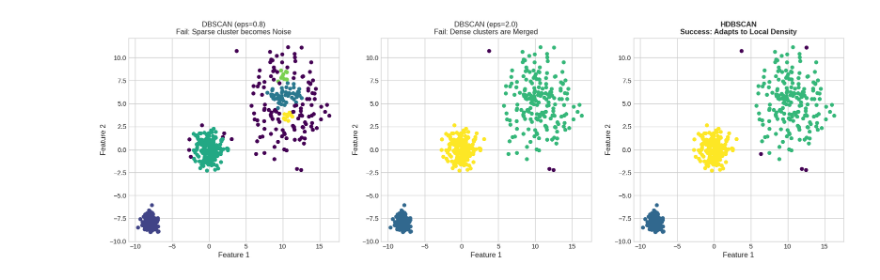
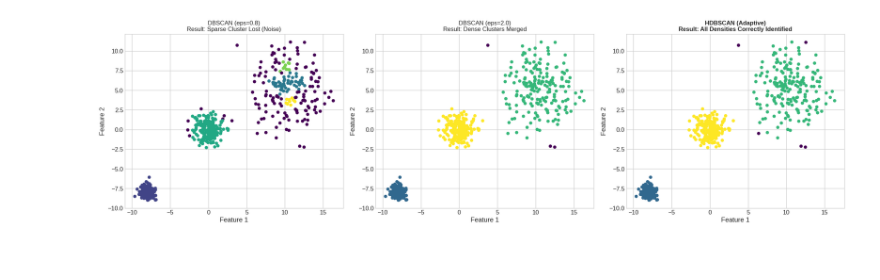
Before and after one commit to ElisaTom/HDBSCAN-vs-DBSCAN-Project, a Jupyter notebook: HDBSCAN_project.ipynb, the cells around one changed output. Saved outputs shown, nothing was run; the diff lists cells and outputs as text; code cells hidden in the pictures.

```diff
--- a/HDBSCAN_project.ipynb
+++ b/HDBSCAN_project.ipynb
@@ -13,12 +27,14 @@ Requirement already satisfied: threadpoolctl>=3.1.0 in /usr/local/lib/python3.12
 # %%
+# --- SETUP & LIBRARIES ---
+# Installing the required library for Hierarchical Density-Based Clustering
+!pip install hdbscan -q
+
 import numpy as np
-import pandas as pd
 import matplotlib.pyplot as plt
 import seaborn as sns
 import hdbscan
 from sklearn.datasets import make_blobs, make_moons
 from sklearn.cluster import DBSCAN
 
-# Setting the style to match the course Labs
-sns.set_context("notebook")
+sns.set_context("notebook", font_scale=1.1)
 plt.style.use('seaborn-v0_8-whitegrid')
@@ -129,40 +131,45 @@ We generate a synthetic dataset with **multi-density clusters** to visualize thi
 # %%
-# --- 1. Create the "Impossible" Dataset for DBSCAN ---
-# Three clusters: High density (std=0.5), Medium (std=1.0), Low density (std=2.5)
+# --- STRATEGY: Multi-Density Synthetic Data Generation ---
+# We create a dataset with extreme density variations:
+# - Cluster 1: High Density (std=0.5)
+# - Cluster 2: Medium Density (std=1.0)
+# - Cluster 3: Low Density/Sparse (std=2.5)
 X_var, y_var = make_blobs(n_samples=600,
                           centers=[(-8, -8), (0, 0), (10, 5)],
                           cluster_std=[0.5, 1.0, 2.5],
                           random_state=42)
 
-# --- 2. Run DBSCAN (Two attempts) ---
-# Attempt A: Small epsilon (trying to separate dense clusters)
+# --- MODEL 1: DBSCAN (Attempts with fixed global thresholds) ---
+# Attempt A: Restrictive Epsilon (Targeting dense clusters)
 db_small = DBSCAN(eps=0.8, min_samples=10).fit(X_var)
 
-# Attempt B: Large epsilon (trying to capture the sparse cluster)
+# Attempt B: Permissive Epsilon (Targeting sparse clusters)
 db_large = DBSCAN(eps=2.0, min_samples=10).fit(X_var)
 
-# --- 3. Run HDBSCAN ---
-hdb = hdbscan.HDBSCAN(min_cluster_size=15).fit(X_var)
+# --- MODEL 2: HDBSCAN (Adaptive approach) ---
+# No epsilon required. We only specify the minimum cluster size.
+hdb_adaptive = hdbscan.HDBSCAN(min_cluster_size=15).fit(X_var)
 
-# --- 4. Plotting the Comparison ---
+# --- VISUAL COMPARISON ---
 fig, axes = plt.subplots(1, 3, figsize=(21, 6))
 
-# Plot DBSCAN Small Eps
+# Plot 1: DBSCAN Small Eps
 axes[0].scatter(X_var[:, 0], X_var[:, 1], c=db_small.labels_, cmap='viridis', s=30)
-axes[0].set_title("DBSCAN (eps=0.8)\nFail: Sparse cluster becomes Noise", fontsize=12)
+axes[0].set_title("DBSCAN (eps=0.8)\nResult: Sparse Cluster Lost (Noise)", fontsize=12)
 
-# Plot DBSCAN Large Eps
+# Plot 2: DBSCAN Large Eps
 axes[1].scatter(X_var[:, 0], X_var[:, 1], c=db_large.labels_, cmap='viridis', s=30)
-axes[1].set_title("DBSCAN (eps=2.0)\nFail: Dense clusters are Merged", fontsize=12)
+axes[1].set_title("DBSCAN (eps=2.0)\nResult: Dense Clusters Merged", fontsize=12)
 
-# Plot HDBSCAN
-axes[2].scatter(X_var[:, 0], X_var[:, 1], c=hdb.labels_, cmap='viridis', s=30)
-axes[2].set_title("HDBSCAN\nSuccess: Adapts to Local Density", fontsize=12, fontweight='bold')
+# Plot 3: HDBSCAN
+axes[2].scatter(X_var[:, 0], X_var[:, 1], c=hdb_adaptive.labels_, cmap='viridis', s=30)
+axes[2].set_title("HDBSCAN (Adaptive)\nResult: All Densities Correctly Identified", fontsize=12, fontweight='bold')
 
 for ax in axes:
     ax.set_xlabel("Feature 1")
     ax.set_ylabel("Feature 2")
 
+plt.tight_layout()
 plt.show()
 # %% [output]
-[figure, old version]
+[figure, new version]
```
Also changed, not shown: parts of 17 cells of this notebook.
